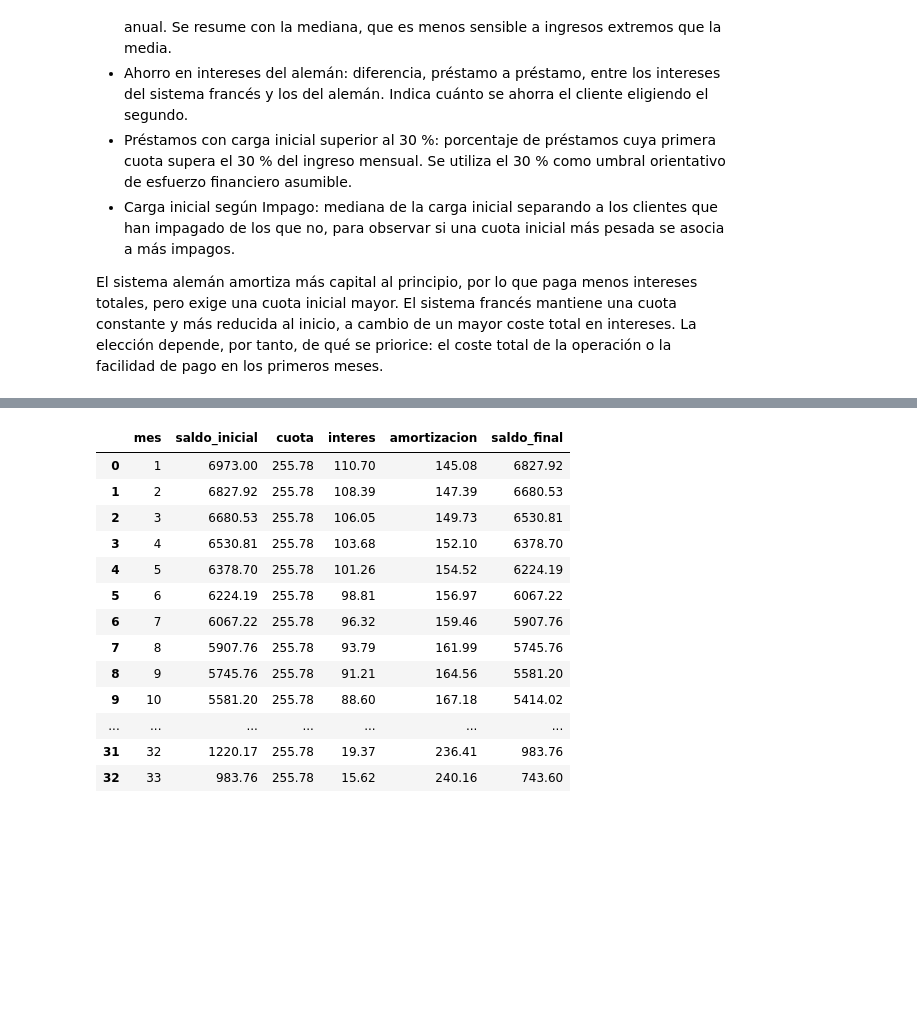
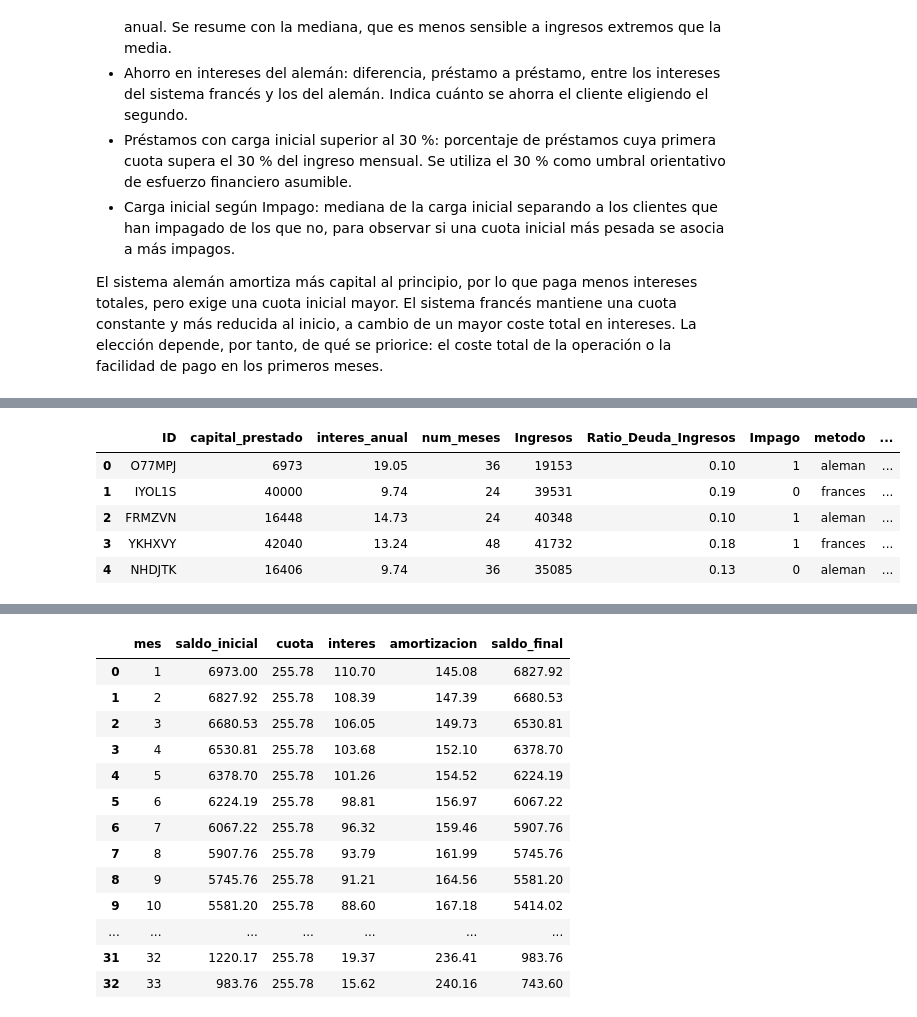
Before and after one commit to agarazelaiaviudez-wq/RETO_5_AMARILLO, a Jupyter notebook: objetivos1,2_finanzas.ipynb, the cells around one changed output, grey strips where cells are left out. Drawn from its saved outputs; the diff is of its cells as text; code cells hidden in the pictures; blank space fills up the shorter version.

```diff
--- a/objetivos1,2_finanzas.ipynb
+++ b/objetivos1,2_finanzas.ipynb
@@ -201,6 +201,13 @@ datos_aleman["cuota_inicial"] = C_a / n_a + C_a * i_a
 datos_aleman["cuota_final"] = C_a / n_a + (C_a / n_a) * i_a
 datos_aleman["interes_total"] = i_a * C_a * (n_a + 1) / 2
 datos_aleman["total_pagado"] = C_a + datos_aleman["interes_total"]
+
+A_a = C_a / n_a    #amortizacion constante
+# intereses totales: suma del interés de cada mes, I_k = (C - k·A)·i
+datos_aleman["interes_total"] = sum(
+    np.where(k < n_a, (C_a - k * A_a) * i_a, 0) for k in range(int(n_a.max()))
+)
+datos_aleman["total_pagado"] = C_a + datos_aleman["interes_total"]
 # %% [markdown]
 Se añaden cinco columnas:
 
@@ -336,0 +318,31 @@ Método elegido: sistema francés.
+# %%
+# ELECCIÓN DEL MÉTODO PRÉSTAMO A PRÉSTAMO
+# Criterio: el alemán es más barato en intereses, pero tiene la cuota inicial más alta.
+# Por eso, a cada préstamo se le asigna el alemán SOLO si su primera cuota (la más alta)
+# sigue siendo asumible para el cliente; si no, se queda con el francés (cuota más baja).
+UMBRAL_CARGA = 0.30      # 30 % del ingreso mensual (mismo umbral que en la comparación)
+
+metodo = pd.Series(
+    np.where(datos_aleman["carga_inicial"] <= UMBRAL_CARGA, "aleman", "frances"),
+    index=datos_fr.index, name="metodo")
+
+print(metodo.value_counts())
+print(metodo.value_counts(normalize=True).round(3))
+
+# DataFrame final: cada préstamo con los datos de SU método elegido
+es_aleman = metodo == "aleman"
+datos_final = datos_fr[["ID", "capital_prestado", "interes_anual", "num_meses",
+                        "Ingresos", "Ratio_Deuda_Ingresos", "Impago"]].copy()
+datos_final["metodo"] = metodo
+datos_final["cuota_inicial"] = np.where(es_aleman, datos_aleman["cuota_inicial"], datos_fr["cuota"])
+datos_final["interes_total"] = np.where(es_aleman, datos_aleman["interes_total"], datos_fr["interes_total"])
+datos_final["carga_inicial"] = np.where(es_aleman, datos_aleman["carga_inicial"], datos_fr["carga_inicial"])
+
+# Resultado de la elección frente a "todos francés"
+print("\nIntereses totales medios -> todos francés:", round(datos_fr["interes_total"].mean(), 2),
+      "| elección por préstamo:", round(datos_final["interes_total"].mean(), 2))
+print("Ahorro medio por préstamo (€):",
+      round((datos_fr["interes_total"] - datos_final["interes_total"]).mean(), 2))
+print("Préstamos con primera cuota > 30 % del ingreso mensual -> todos francés:",
+      f"{(datos_fr['carga_inicial'] > UMBRAL_CARGA).mean():.1%}",
+      "| elección por préstamo:", f"{(datos_final['carga_inicial'] > UMBRAL_CARGA).mean():.1%}")
@@ -336,0 +362,9 @@ Método elegido: sistema francés.
+# %%
+datos_final.head()
+# %% [output]
+|  | ID | capital_prestado | interes_anual | num_meses | Ingresos | Ratio_Deuda_Ingresos | Impago | metodo | ... |
+| 0 | O77MPJ | 6973 | 19.05 | 36 | 19153 | 0.10 | 1 | aleman | ... |
+| 1 | IYOL1S | 40000 | 9.74 | 24 | 39531 | 0.19 | 0 | frances | ... |
+| 2 | FRMZVN | 16448 | 14.73 | 24 | 40348 | 0.10 | 1 | aleman | ... |
+| 3 | YKHXVY | 42040 | 13.24 | 48 | 41732 | 0.18 | 1 | frances | ... |
+| 4 | NHDJTK | 16406 | 9.74 | 36 | 35085 | 0.13 | 0 | aleman | ... |
```
Also changed, not shown: parts of 20 cells of this notebook, 1 other file.
